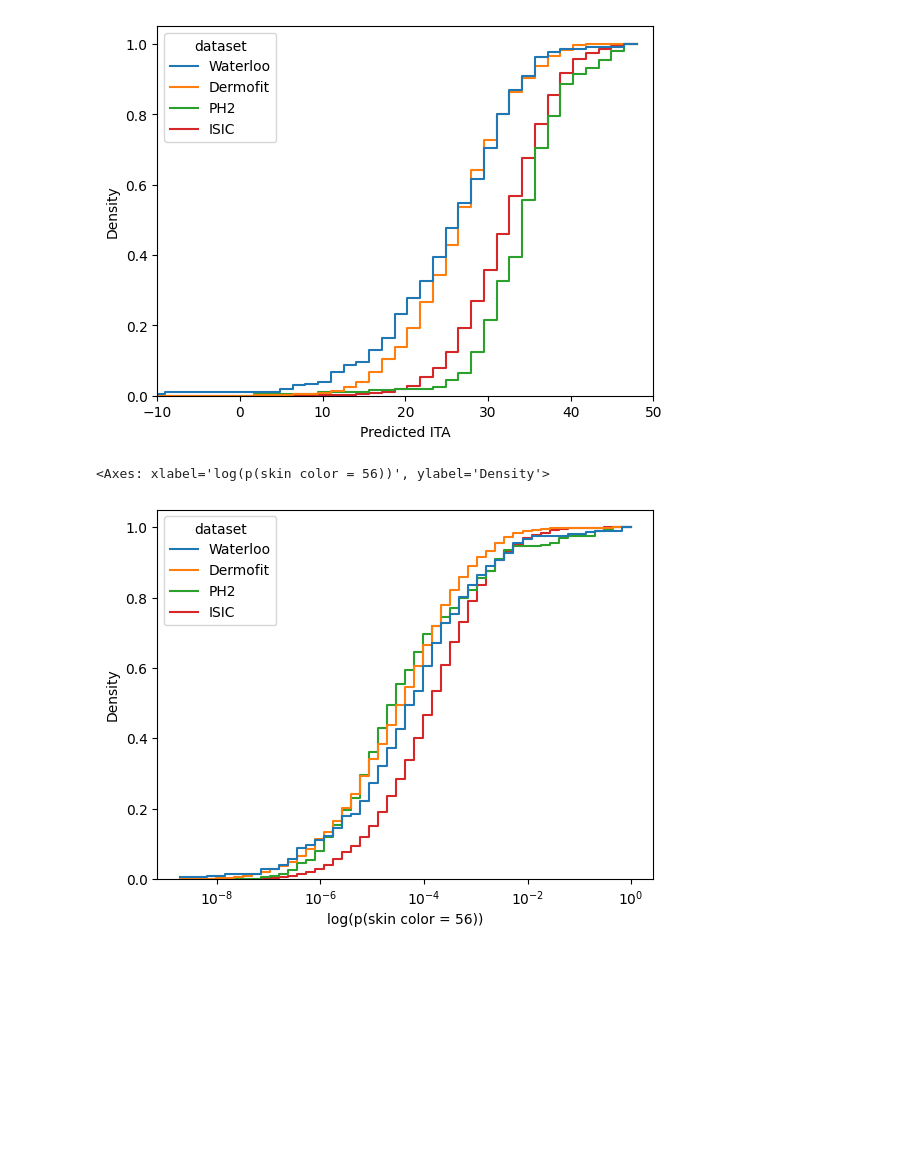
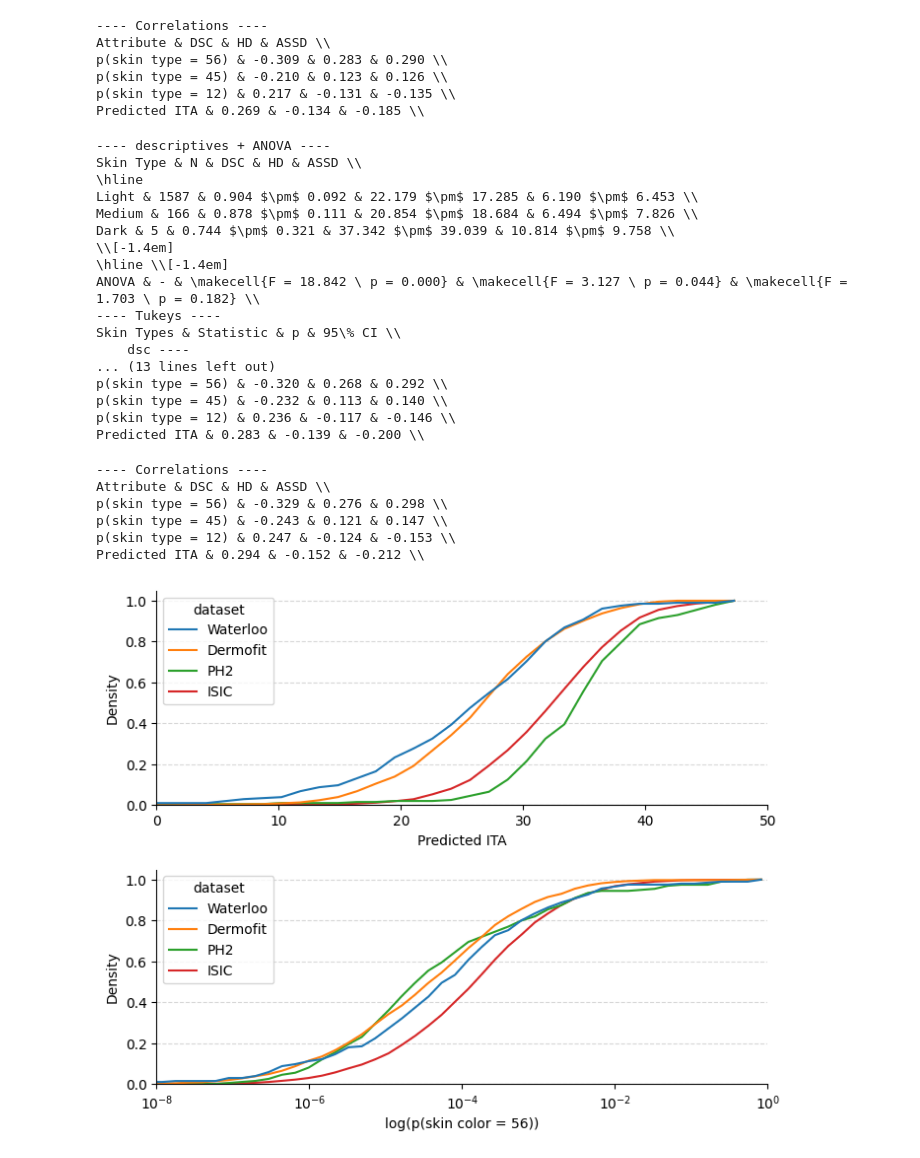
Before and after one commit to marinbenc/lesion_segmentation_bias, a Jupyter notebook: analyze_predictions.ipynb, the cells around one changed output. Saved outputs shown, nothing was run; the diff lists cells and outputs as text; code cells hidden in the pictures; blank space fills up the shorter version.

Commit message:
Visualizations

```diff
--- a/analyze_predictions.ipynb
+++ b/analyze_predictions.ipynb
@@ -208,34 +254,86 @@ p(skin type = 56) & -0.311 & 0.272 & 0.289 \\
 p(skin type = 45) & -0.222 & 0.114 & 0.136 \\
 p(skin type = 12) & 0.226 & -0.118 & -0.141 \\
 Predicted ITA & 0.286 & -0.137 & -0.202 \\
+# %%
+df_lab = get_in_sample_df('all_data_unet_lab')
+make_corr(df_lab)
+# %% [output]
+---- Correlations ----
+Attribute & DSC & HD & ASSD \\
+p(skin type = 56) & -0.309 & 0.283 & 0.290 \\
+p(skin type = 45) & -0.210 & 0.123 & 0.126 \\
+p(skin type = 12) & 0.217 & -0.131 & -0.135 \\
+Predicted ITA & 0.269 & -0.134 & -0.185 \\
+# %%
+df_no_strat = get_in_sample_df('all_data_unet_no_strat')
+make_t_tests(df_no_strat)
+make_corr(df_no_strat)
+# %% [output]
+---- descriptives + ANOVA ----
+Skin Type & N & DSC & HD & ASSD \\
+\hline
+Light & 1587 & 0.904 $\pm$ 0.092 & 22.179 $\pm$ 17.285 & 6.190 $\pm$ 6.453 \\
+Medium & 166 & 0.878 $\pm$ 0.111 & 20.854 $\pm$ 18.684 & 6.494 $\pm$ 7.826 \\
+Dark & 5 & 0.744 $\pm$ 0.321 & 37.342 $\pm$ 39.039 & 10.814 $\pm$ 9.758 \\
+\\[-1.4em]
+\hline \\[-1.4em]
+ANOVA & - & \makecell{F = 18.842 \ p = 0.000} & \makecell{F = 3.127 \ p = 0.044} & \makecell{F = 1.703 \ p = 0.182} \\
+---- Tukeys ----
+Skin Types & Statistic & p & 95\% CI \\
+    dsc ----
+... (13 lines left out)
+p(skin type = 56) & -0.320 & 0.268 & 0.292 \\
+p(skin type = 45) & -0.232 & 0.113 & 0.140 \\
+p(skin type = 12) & 0.236 & -0.117 & -0.146 \\
+Predicted ITA & 0.283 & -0.139 & -0.200 \\
+# %%
+df_white = get_in_sample_df('all_data_unet_white')
+make_corr(df_white)
+# %% [output]
+---- Correlations ----
+Attribute & DSC & HD & ASSD \\
+p(skin type = 56) & -0.329 & 0.276 & 0.298 \\
+p(skin type = 45) & -0.243 & 0.121 & 0.147 \\
+p(skin type = 12) & 0.247 & -0.124 & -0.153 \\
+Predicted ITA & 0.294 & -0.152 & -0.212 \\
 # %%
 # plot ita angle for each dataset
 
 dataset_names = ['dermis', 'dermquest', 'dermofit', 'ph2', 'isic']
 skin_type_dfs = [pd.read_csv(f'data/{d}/skin_color_prediction.csv') for d in dataset_names]
 for df, name in zip(skin_type_dfs, dataset_names):
     if name == 'dermis' or name == 'dermquest':
         name = 'Waterloo'
     if name == 'dermofit':
         name = 'Dermofit'
     if name == 'ph2':
         name = 'PH2'
     if name == 'isic':
         name = 'ISIC'
     df['dataset'] = name
 skin_type_df = pd.concat(skin_type_dfs)
 
 skin_type_df.rename(columns={
     'ita_angle': 'Predicted ITA',
     'f0_c2': 'log(p(skin color = 56))',
 }, inplace=True)
-sns.histplot(data=skin_type_df, x='Predicted ITA', hue='dataset', bins=50, common_norm=False, stat='density', cumulative=True, element='step', fill=False)
-plt.xlim(-10, 50)
-plt.show()
 
-sns.histplot(data=skin_type_df, x='log(p(skin color = 56))', hue='dataset', bins=50, log_scale=True, common_norm=False, stat='density', cumulative=True, element='step', fill=False)
+fig, axs = plt.subplots(2, 1, figsize=(8, 6.5))
+axs = axs.flatten()
+
+sns.histplot(data=skin_type_df, x='Predicted ITA', hue='dataset', bins=50, common_norm=False, stat='density', cumulative=True, element='poly', fill=False, ax=axs[0])
+axs[0].set_xlim(0, 50)
+
+sns.histplot(data=skin_type_df, x='log(p(skin color = 56))', hue='dataset', bins=50, log_scale=True, common_norm=False, stat='density', cumulative=True, element='poly', fill=False, ax=axs[1])
+axs[1].set_xlim(10e-9, 1)
+
+for ax in axs:
+    ax.spines['right'].set_visible(False)
+    ax.spines['top'].set_visible(False)
+    ax.grid(axis='y', linestyle='--', alpha=0.5)
+
+plt.subplots_adjust(hspace=0.3)
+plt.savefig('figures/ita_angle.png', bbox_inches='tight', dpi=300)
 # %% [output]
-[figure, old version]
+[figure, new version]
-<Axes: xlabel='log(p(skin color = 56))', ylabel='Density'>
-[figure, removed]
 # %%
```
Also changed, not shown: parts of 12 cells of this notebook, 20 other files.
